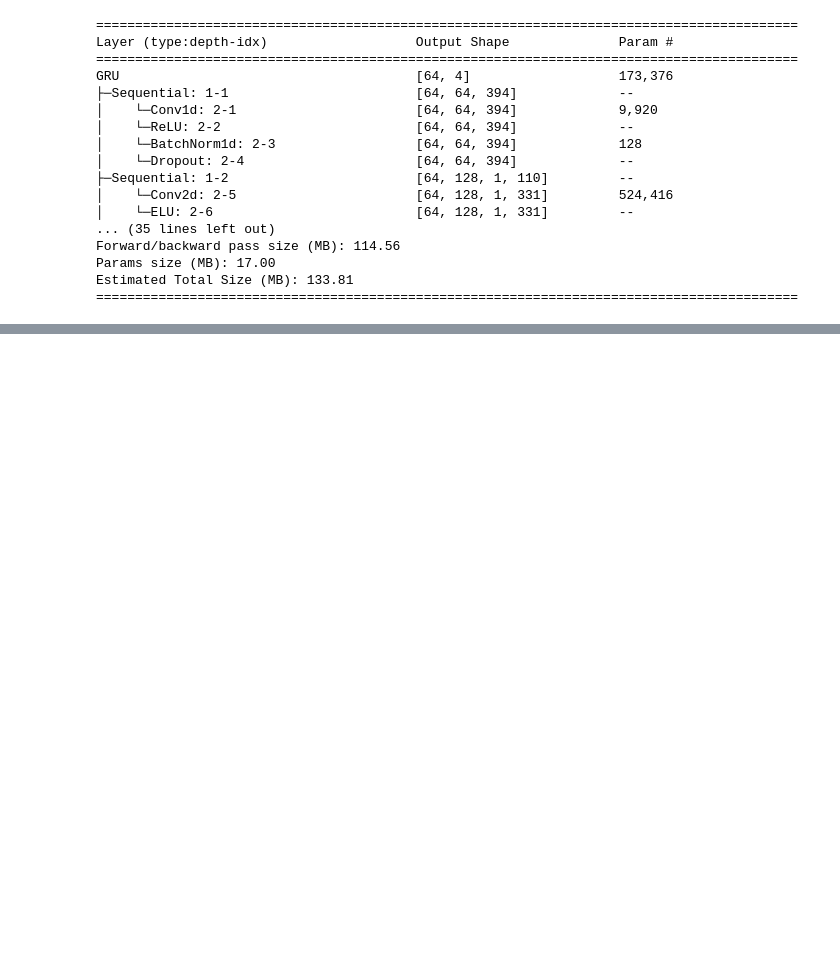
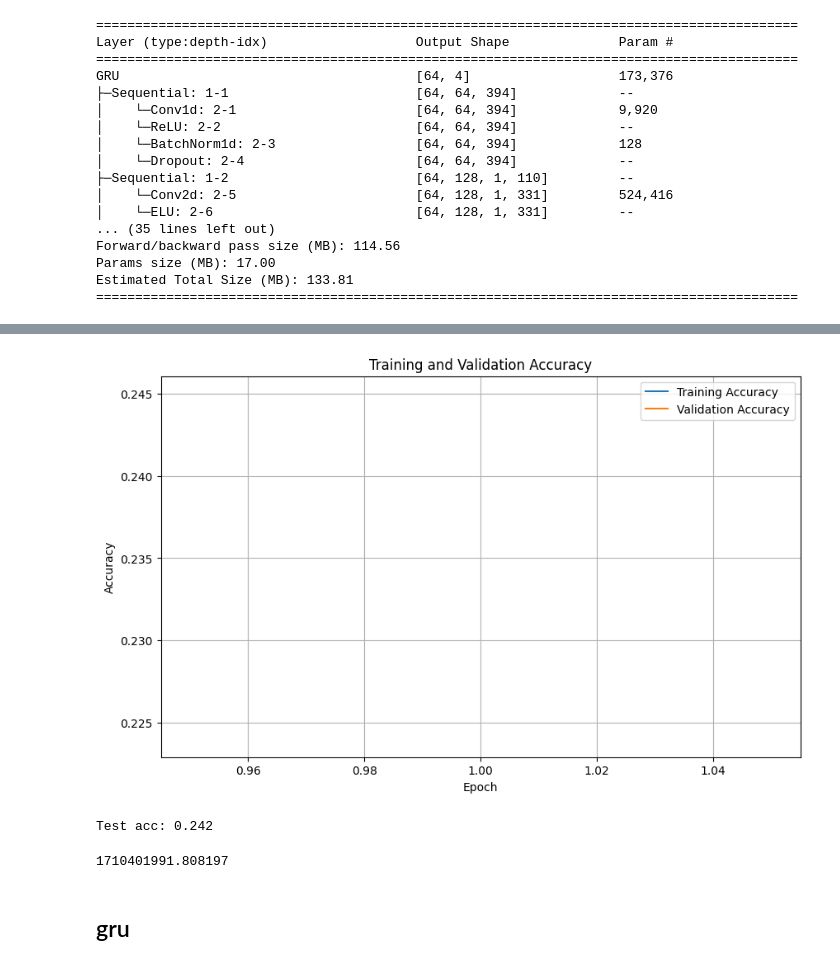
Before and after one commit to warrenjkim/eeg-signal-classifier, a Jupyter notebook: please_work.ipynb, the cells around one changed output, grey strips where cells are left out. Saved outputs shown, nothing was run; the diff lists cells and outputs as text; code cells hidden in the pictures; blank space fills up the shorter version.

```diff
--- a/please_work.ipynb
+++ b/please_work.ipynb
@@ -1761,14 +1787,4 @@ Estimated Total Size (MB): 56.11
 model = LSTM_LSTM().to(device)
 criterion = nn.CrossEntropyLoss()
 optimizer = torch.optim.Adam(model.parameters(), lr=0.001, weight_decay=0.0008)
-scheduler = torch.optim.lr_scheduler.ReduceLROnPlateau(optimizer, 'min')
-train_accuracies, val_accuracies = utils.train_model(model=model,
-                                                     criterion=criterion,
-                                                     optimizer=optimizer,
-                                                     scheduler=scheduler,
-                                                     train_loader=train_loader,
-                                                     val_loader=val_loader,
-                                                     num_epochs=50,
-                                                     learning=False,
-                                                     device=device,
-                                                     trial=None)
+scheduler = torch.optim.lr_scheduler.CosineAnnealingLR(optimizer, T_max=10, eta_min=0.0001)
@@ -1795,0 +1791,12 @@ KeyboardInterrupt:
+# %%
+start_time = time.time()
+train_accuracies, val_accuracies = train_model(model=model,
+                                                     criterion=criterion,
+                                                     optimizer=optimizer,
+                                                     scheduler=scheduler,
+                                                     train_loader=train_loader,
+                                                     val_loader=val_loader,
+                                                     num_epochs=number_epochs,
+                                                     learning=False,
+                                                     device=device,
+                                                     trial=None)
@@ -1795,0 +1806,23 @@ KeyboardInterrupt:
+# %%
+import matplotlib.pyplot as plt
+n_epochs = number_epochs
+epochs = range(1, n_epochs + 1)
+
+plt.figure(figsize=(10, 6))
+plt.plot(epochs, train_accuracies, label='Training Accuracy')
+plt.plot(epochs, val_accuracies, label='Validation Accuracy')
+plt.title('Training and Validation Accuracy')
+plt.xlabel('Epoch')
+plt.ylabel('Accuracy')
+plt.legend()
+plt.grid(True)
+plt.show()
+# %% [output]
+[figure, added]
+# %%
+end_time = time.time()
+calc_time(end_time, start_time)
+test_model(model, test_loader)
+# %% [output]
+Test acc: 0.242
+1710401991.808197
@@ -1795,0 +1831,2 @@ KeyboardInterrupt:
+# %% [markdown]
+## gru
```
Also changed, not shown: parts of 74 cells of this notebook.
